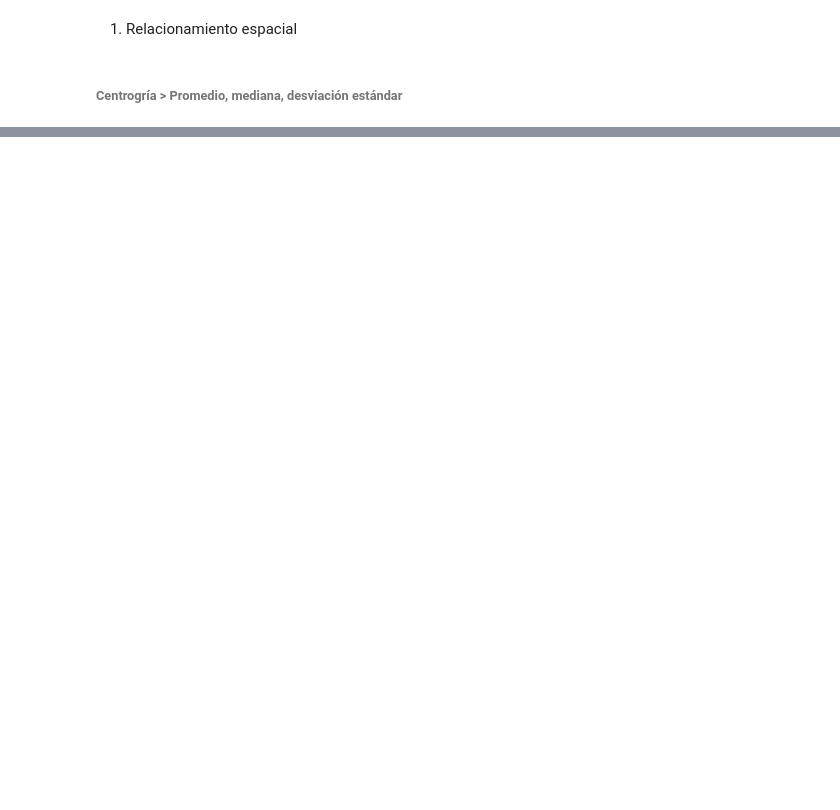
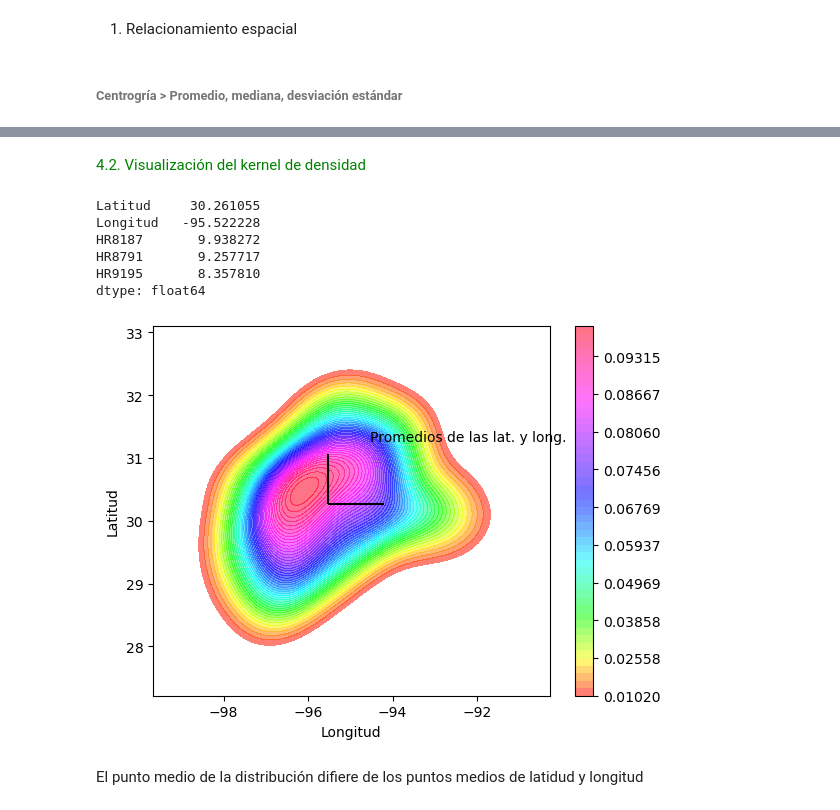
Before and after one commit to earthdeveloperjuanse/MGITG, a Jupyter notebook: Modelamiento/Taller_2_PatronesEspaciales.ipynb, the cells around one changed output, grey strips where cells are left out. Drawn from its saved outputs; the diff is of its cells as text; code cells hidden in the pictures; blank space fills up the shorter version.

```diff
--- a/Modelamiento/Taller_2_PatronesEspaciales.ipynb
+++ b/Modelamiento/Taller_2_PatronesEspaciales.ipynb
@@ -27,0 +147,31 @@ gdf.insert(22, "centroides" ,gdf.centroid)
+# %% [markdown]
+<font style="font-size:1em; color:green"> 4.2. Visualización del kernel de densidad </font>
+# %%
+# Promedios
+gdf[['Latitud', 'Longitud', 'HR8187', 'HR8791', 'HR9195']].mean()
+# %% [output]
+Latitud     30.261055
+Longitud   -95.522228
+HR8187       9.938272
+HR8791       9.257717
+HR9195       8.357810
+dtype: float64
+# %%
+sns.kdeplot(
+    data = gdf[['Latitud', 'Longitud', 'HR8187', 'HR8791', 'HR9195']], x = "Longitud", y = "Latitud",
+    n_levels = 50,
+    fill = True,
+    alpha = 0.55,
+    cmap = "hsv", cbar = True,
+    bw_method = "silverman", # "scott"
+    bw_adjust = 1 # Factor que escala multiplicativamente el valor elegido usando bw_method. Entre más alto hará que la curva sea más suave.
+)
+
+plt.vlines(gdf['Longitud'].mean(), gdf['Latitud'].mean() + gdf['Latitud'].std(), gdf['Latitud'].mean(), color = "black")
+plt.hlines(gdf['Latitud'].mean(), gdf['Longitud'].mean() + gdf['Longitud'].std(), gdf['Longitud'].mean(), color="black")
+plt.annotate("Promedios de las lat. y long.", (gdf['Longitud'].mean() + 1, gdf['Latitud'].mean() + 1))
+plt.show()
+# %% [output]
+[figure, added]
+# %% [markdown]
+El punto medio de la distribución difiere de los puntos medios de latidud y longitud
```
Also changed, not shown: parts of 53 cells of this notebook.
